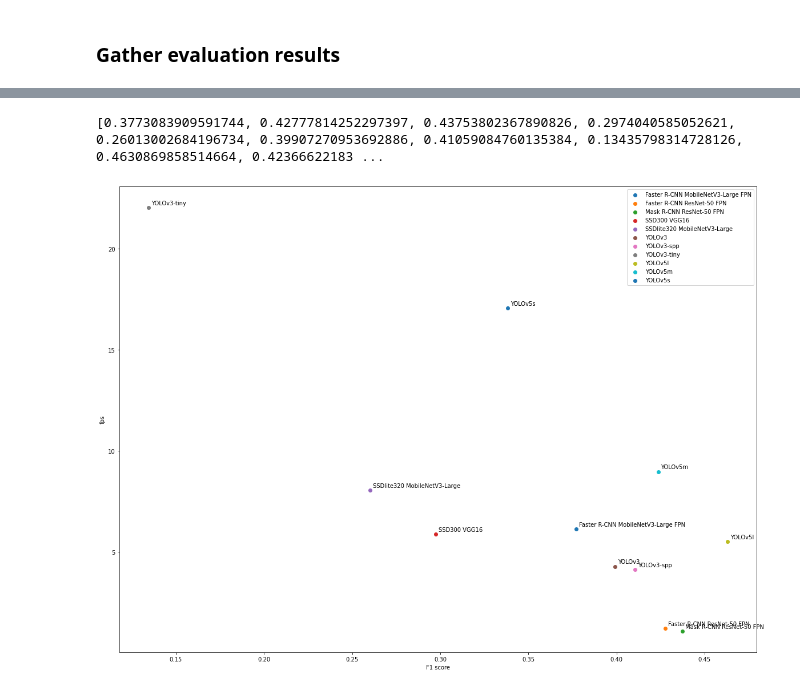
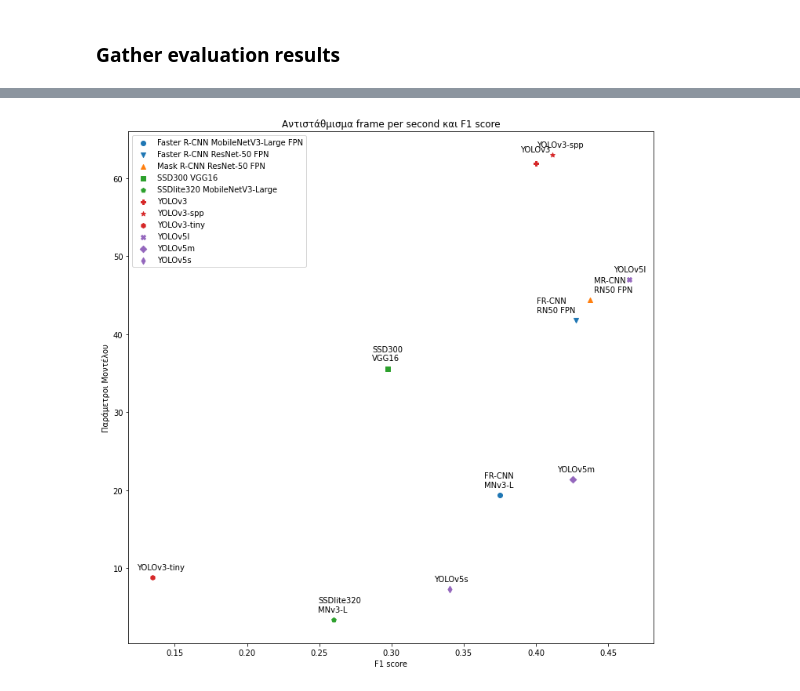
Before and after one commit to joangog/object-detection, a Jupyter notebook: coco2017_analysis.ipynb, the cells around one changed output, grey strips where cells are left out. Cells and saved outputs as stored; diff of their text form; code cells hidden in the pictures.

```diff
--- a/coco2017_analysis.ipynb
+++ b/coco2017_analysis.ipynb
@@ -41,7 +44,8 @@ results_files = [file for file in results_files if ('.csv' in file) and ('coco17
 
 print('Files found:')
 
-results = pd.DataFrame(columns=['model', 'model_params', 'fps', 'iou_type', 'metric', 'iou', 'area', 'max_dets', 'score'])
+# Gather results
+results = pd.DataFrame(columns=['model', 'model_params', 'model_gflops', 'fps', 'iou_type', 'metric', 'iou', 'area', 'max_dets', 'score'])
 for file in results_files:
   print(f'\t{file}')
   file_path = os.path.join(results_dir,file)
@@ -49,6 +53,12 @@ for file in results_files:
 results = results.reset_index().iloc[:,1:-1]  # Drop uneeded columns
 results = results.sort_values(['model'])
 
+# Plot variables
+markers = ['o','v','^','s','p','P','*','h','X','D','d']
+colors = ['tab:blue','tab:blue','tab:orange','tab:green','tab:green','tab:red','tab:red','tab:red','tab:purple','tab:purple','tab:purple']
+models = results.model.unique()
+models_short = ['FR-CNN MNv3-L','FR-CNN  RN50 FPN','MR-CNN  RN50 FPN', 'SSD300 VGG16', 'SSDlite320 MNv3-L', 'YOLOv3', 'YOLOv3-spp','YOLOv3-tiny','YOLOv5l', 'YOLOv5m', 'YOLOv5s']
+
 print('\n')
 results
 # %% [output]
@@ -113,41 +213,49 @@ plt.show()
 # %%
-models = results.model.unique()
-
+# Get plot data
 precision_plot_data = results[
               (results['iou_type'] == 'bbox') &
               (results['metric'] == 'avg_precision') &
               (results['iou'] == '0.50:0.95') &
               (results['area'] == 'all') &
               (results['max_dets'] == 100)
               ]
 recall_plot_data = results[
               (results['iou_type'] == 'bbox') &
               (results['metric'] == 'avg_recall') &
               (results['iou'] == '0.50:0.95') &
               (results['area'] == 'all') &
               (results['max_dets'] == 100)
               ]
 
-time = precision_plot_data['model_time'].values
-fps = 1.0 / time
+model_params = precision_plot_data['model_params'].values
 
 precision = precision_plot_data['score'].values
 recall = recall_plot_data['score'].values
 f1 = [2*((precision[i]*recall[i])/(precision[i]+recall[i])) for i in range(0,len(precision))]
-print(f1)
 
-plt.figure(figsize=(20,15))
+# Start plotting
+plt.figure(figsize=(12,12))
 
+plt.title('Αντιστάθμισμα frame per second και F1 score')
 plt.xlabel('F1 score')
-plt.ylabel('fps')
+plt.ylabel('Παράμετροι Μοντέλου')
 
-for i, model in enumerate(models):
-    plt.annotate(model, (f1[i], fps[i]), xytext=(5, 5), textcoords='offset points')
-    plt.scatter(f1[i],fps[i])
+for i in range(len(models)):
+  # Annotation distance tuning
+  xytext = (-20,10)
+  if models[i] == 'Faster R-CNN ResNet-50 FPN':
+    xytext = (-50,10)
+  elif models[i] == 'Mask R-CNN ResNet-50 FPN':
+    xytext = (5,10)
+  elif models[i] == 'YOLOv3':
+    xytext = (-20,15)
+  # Annotations
+  plt.annotate(tw.fill(models_short[i], width=11), (f1[i], model_params[i]), xytext=xytext, textcoords='offset points')
+  # Scatter plot
+  plt.scatter(f1[i],model_params[i], marker=markers[i],color=colors[i])
 
 plt.legend(models, scatterpoints=1)
 
 plt.show()
 # %% [output]
-[0.3773083909591744, 0.42777814252297397, 0.43753802367890826, 0.2974040585052621, 0.26013002684196734, 0.39907270953692886, 0.41059084760135384, 0.13435798314728126, 0.4630869858514664, 0.42366622183 ...
-[figure, old version]
+[figure, new version]
```
Also changed, not shown: parts of 8 cells of this notebook.
